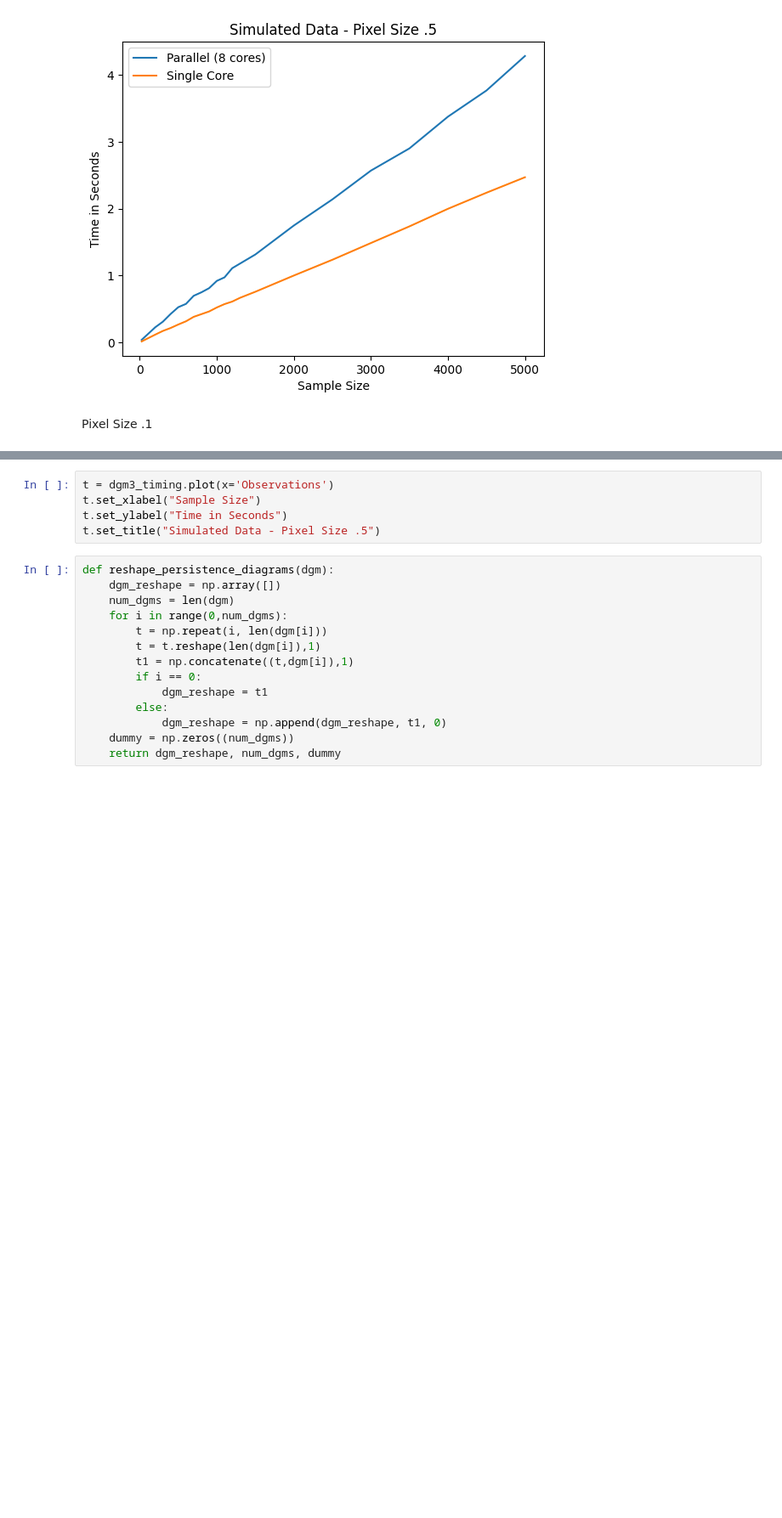
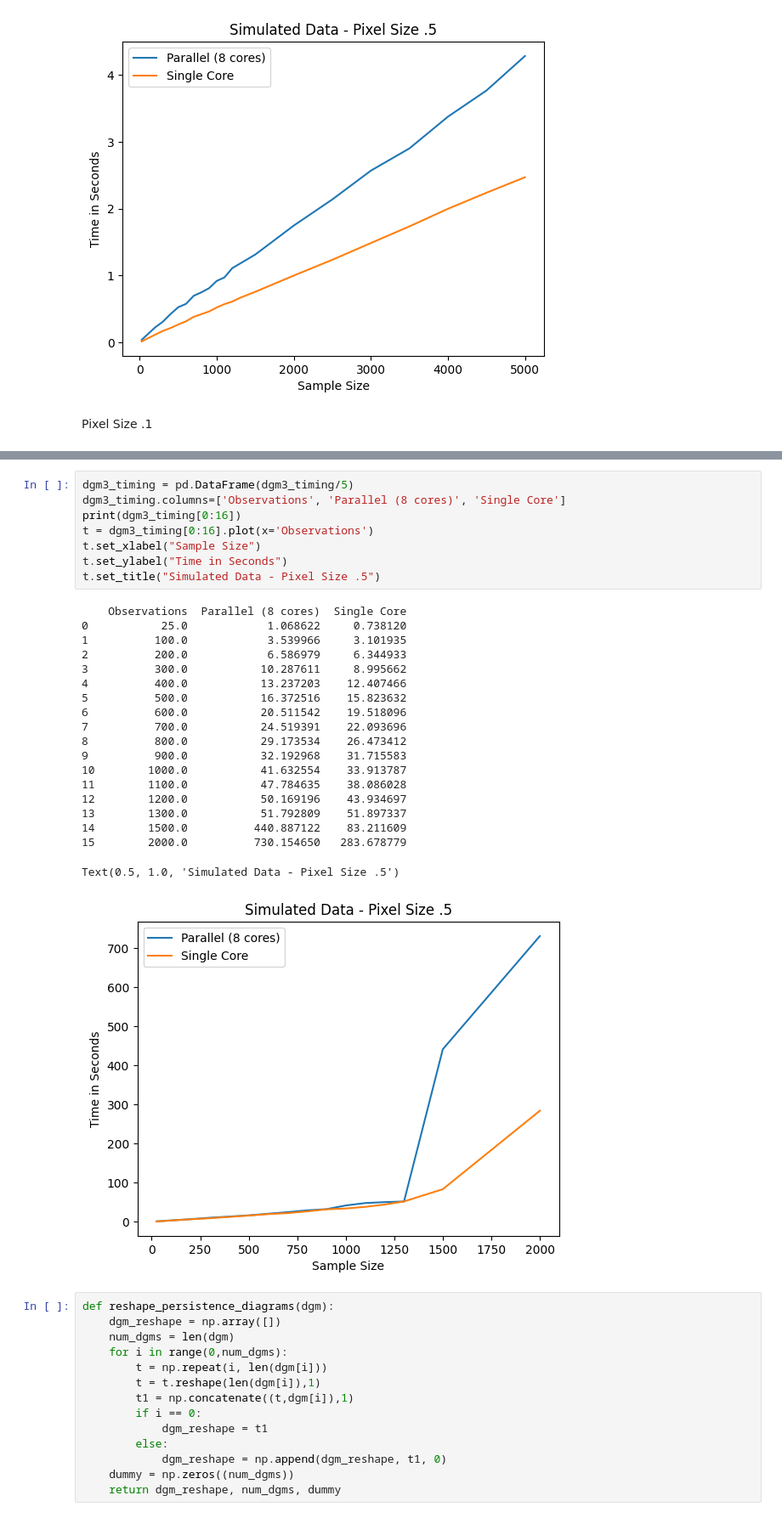
Before and after one commit to TeaspoonTDA/teaspoon, a Jupyter notebook: notebooks/ml_methods_timing_pers_images.ipynb, the cells around one changed output, grey strips where cells are left out. Shown at 85% size. Drawn from its saved outputs; the diff is of its cells as text; blank space fills up the shorter version.

```diff
--- a/notebooks/ml_methods_timing_pers_images.ipynb
+++ b/notebooks/ml_methods_timing_pers_images.ipynb
@@ -605,8 +599,31 @@ Error:
 # %%
-t = dgm3_timing.plot(x='Observations')
+dgm3_timing = pd.DataFrame(dgm3_timing/5)
+dgm3_timing.columns=['Observations', 'Parallel (8 cores)', 'Single Core']
+print(dgm3_timing[0:16])
+t = dgm3_timing[0:16].plot(x='Observations')
 t.set_xlabel("Sample Size")
 t.set_ylabel("Time in Seconds")
 t.set_title("Simulated Data - Pixel Size .5")
+# %% [output]
+    Observations  Parallel (8 cores)  Single Core
+0           25.0            1.068622     0.738120
+1          100.0            3.539966     3.101935
+2          200.0            6.586979     6.344933
+3          300.0           10.287611     8.995662
+4          400.0           13.237203    12.407466
+5          500.0           16.372516    15.823632
+6          600.0           20.511542    19.518096
+7          700.0           24.519391    22.093696
+8          800.0           29.173534    26.473412
+9          900.0           32.192968    31.715583
+10        1000.0           41.632554    33.913787
+11        1100.0           47.784635    38.086028
+12        1200.0           50.169196    43.934697
+13        1300.0           51.792809    51.897337
+14        1500.0          440.887122    83.211609
+15        2000.0          730.154650   283.678779
+Text(0.5, 1.0, 'Simulated Data - Pixel Size .5')
+[figure, added]
 # %%
 def reshape_persistence_diagrams(dgm):
     dgm_reshape = np.array([])
```
Also changed, not shown: parts of 16 cells of this notebook.
